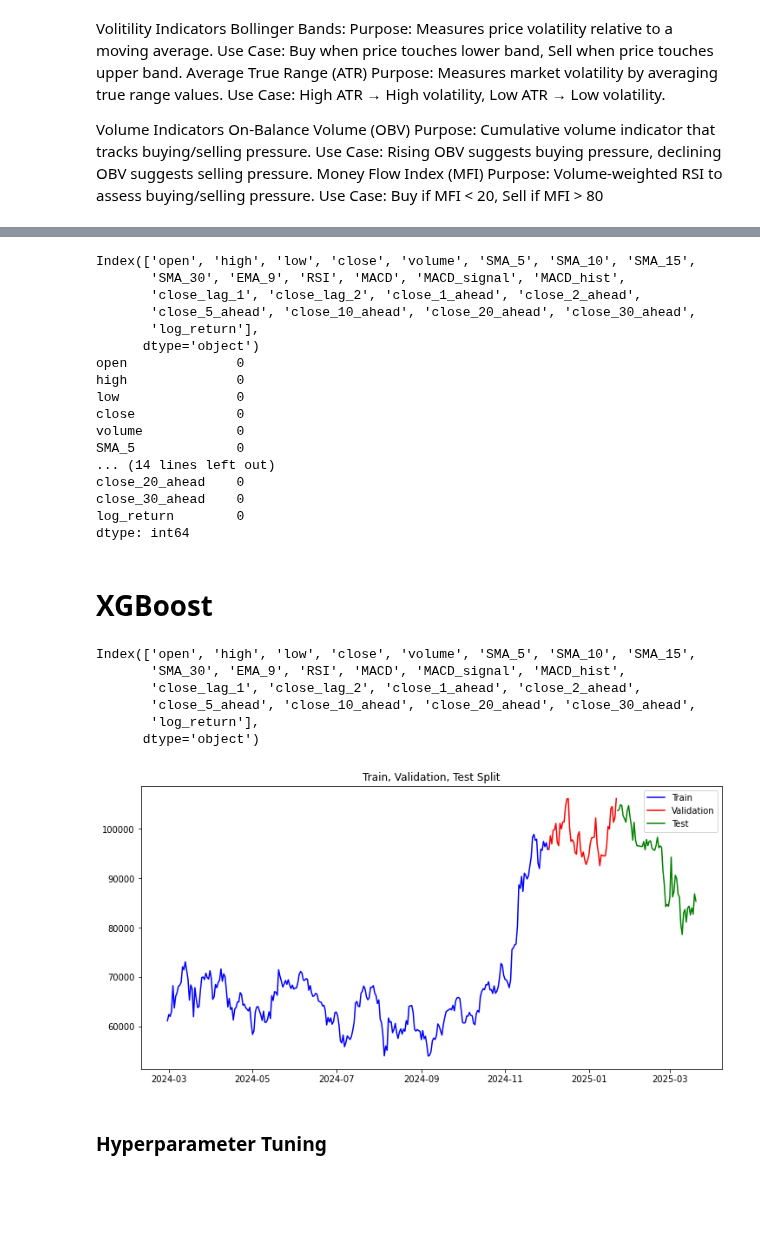
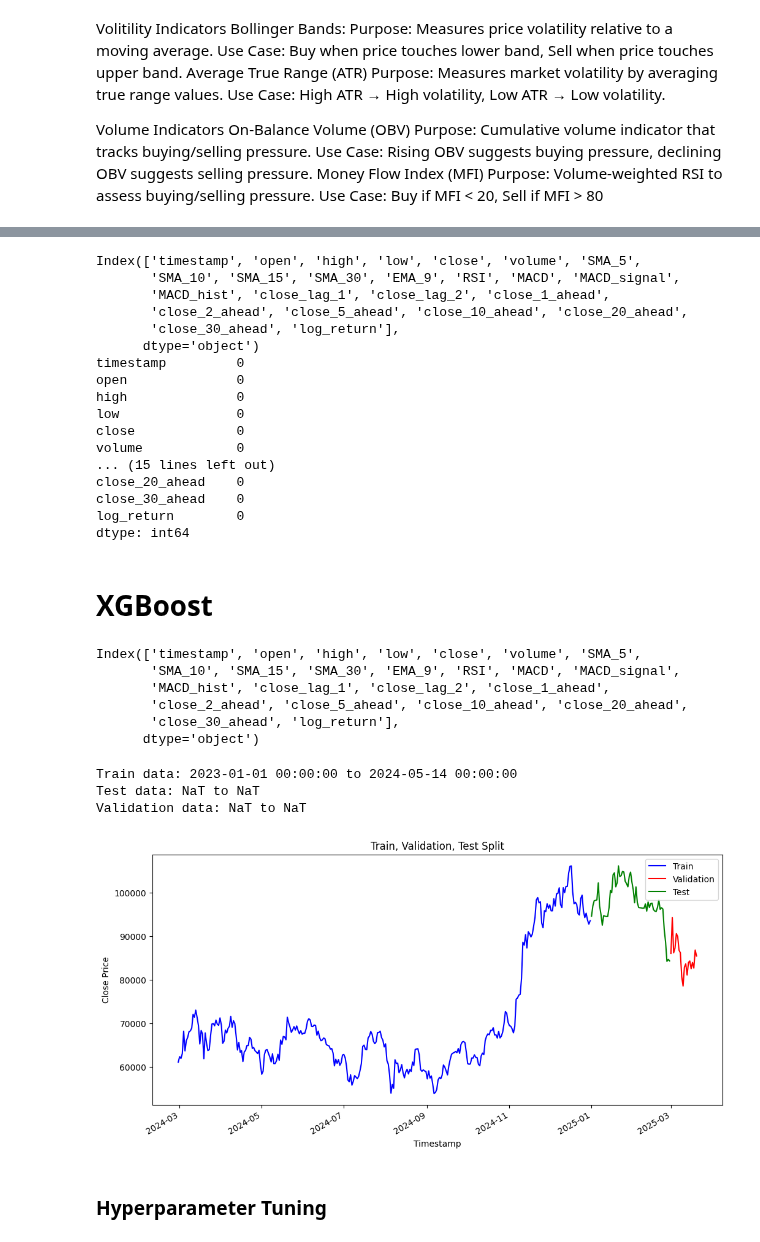
Before and after one commit to alyssa-tsh/CryptoMine, a Jupyter notebook: model.ipynb, the cells around one changed output, grey strips where cells are left out. Cells and saved outputs as stored; diff of their text form; code cells hidden in the pictures; blank space fills up the shorter version.

```diff
--- a/model.ipynb
+++ b/model.ipynb
@@ -74,9 +74,9 @@ exchange = ccxt.binance()
 symbol = 'BTC/USDT'
 timeframe = '1d'
 
-# Calculate timestamp for 1 year ago
-end_date = datetime(2025, 2, 28)  # Last day of February 2025
-start_date = end_date - timedelta(days=365)
+# Calculate timestamp for 1 year ago from Janauary as train data
+end_date = datetime(2025, 1, 1)
+start_date = end_date - timedelta(days=366)
 
 # Convert to milliseconds (Binance API uses Unix timestamp in milliseconds)
 since = int(start_date.timestamp() * 1000)
@@ -181,19 +179,19 @@ print(btc_data.columns)
 # check if there are any missing values
 print(btc_data.isnull().sum())
 # %% [output]
-Index(['open', 'high', 'low', 'close', 'volume', 'SMA_5', 'SMA_10', 'SMA_15',
-       'SMA_30', 'EMA_9', 'RSI', 'MACD', 'MACD_signal', 'MACD_hist',
-       'close_lag_1', 'close_lag_2', 'close_1_ahead', 'close_2_ahead',
-       'close_5_ahead', 'close_10_ahead', 'close_20_ahead', 'close_30_ahead',
-       'log_return'],
+Index(['timestamp', 'open', 'high', 'low', 'close', 'volume', 'SMA_5',
+       'SMA_10', 'SMA_15', 'SMA_30', 'EMA_9', 'RSI', 'MACD', 'MACD_signal',
+       'MACD_hist', 'close_lag_1', 'close_lag_2', 'close_1_ahead',
+       'close_2_ahead', 'close_5_ahead', 'close_10_ahead', 'close_20_ahead',
+       'close_30_ahead', 'log_return'],
       dtype='object')
+timestamp         0
 open              0
 high              0
 low               0
 close             0
 volume            0
-SMA_5             0
-... (14 lines left out)
+... (15 lines left out)
 close_20_ahead    0
 close_30_ahead    0
 log_return        0
@@ -273,11 +271,11 @@ def plot_eda():
 # %%
 print(btc_data.columns)
 # %% [output]
-Index(['open', 'high', 'low', 'close', 'volume', 'SMA_5', 'SMA_10', 'SMA_15',
-       'SMA_30', 'EMA_9', 'RSI', 'MACD', 'MACD_signal', 'MACD_hist',
-       'close_lag_1', 'close_lag_2', 'close_1_ahead', 'close_2_ahead',
-       'close_5_ahead', 'close_10_ahead', 'close_20_ahead', 'close_30_ahead',
-       'log_return'],
+Index(['timestamp', 'open', 'high', 'low', 'close', 'volume', 'SMA_5',
+       'SMA_10', 'SMA_15', 'SMA_30', 'EMA_9', 'RSI', 'MACD', 'MACD_signal',
+       'MACD_hist', 'close_lag_1', 'close_lag_2', 'close_1_ahead',
+       'close_2_ahead', 'close_5_ahead', 'close_10_ahead', 'close_20_ahead',
+       'close_30_ahead', 'log_return'],
       dtype='object')
 # %%
 from sklearn.model_selection import train_test_split
@@ -286,23 +284,39 @@ from sklearn.model_selection import train_test_split
 features = ['SMA_5', 'SMA_10', 'SMA_15', 'SMA_30', 'EMA_9', 'MACD', 'MACD_signal', 'RSI', 'close_lag_1', 'close_lag_2']
 targets = ['close_1_ahead', 'close_2_ahead', 'close_5_ahead', 'close_10_ahead', 'close_20_ahead', 'close_30_ahead']
 
+#define date range correctly
+train_end_date = pd.to_datetime('2025-01-01')
+test_end_date = pd.to_datetime('2025-03-01')
+
 # Split the data
-train_data, test_data = train_test_split(data, test_size=0.15, shuffle=False)
-train_data, val_data = train_test_split(train_data, test_size=0.15, shuffle=False)
+train_data = data[data['timestamp'] < train_end_date]
+test_data = data[(data['timestamp'] >= train_end_date) & (data['timestamp'] < test_end_date)]
+val_data = data[data['timestamp'] >= test_end_date]
+
+print(f"Train data: {train_data['timestamp'].min()} to {train_data['timestamp'].max()}")
+print(f"Test data: {test_data['timestamp'].min()} to {test_data['timestamp'].max()}")
+print(f"Validation data: {val_data['timestamp'].min()} to {val_data['timestamp'].max()}")
+# %% [output]
+Train data: 2023-01-01 00:00:00 to 2024-05-14 00:00:00
+Test data: NaT to NaT
+Validation data: NaT to NaT
 # %%
 # visualise the train, validation and test data
 # train is first 8 months
 # validation is next 2 month
 # test is last 2 months
 plt.figure(figsize=(12, 6))
-plt.plot(train_data.index, train_data['close'], label='Train', color='blue')
-plt.plot(val_data.index, val_data['close'], label='Validation', color='red')
-plt.plot(test_data.index, test_data['close'], label='Test', color='green')
+plt.plot(train_data['timestamp'], train_data['close'], label='Train', color='blue')
+plt.plot(val_data['timestamp'], val_data['close'], label='Validation', color='red')
+plt.plot(test_data['timestamp'], test_data['close'], label='Test', color='green')
 plt.legend()
 plt.title("Train, Validation, Test Split")
+plt.xlabel('Timestamp')
+plt.ylabel('Close Price')
+plt.gcf().autofmt_xdate()  # Rotate date labels for better readability
 plt.show()
 # %% [output]
-[figure, old version]
+[figure, new version]
 # %%
 # Plot BTC price development candlestick chart
 import plotly.graph_objects as go
```
Also changed, not shown: parts of 10 cells of this notebook.
